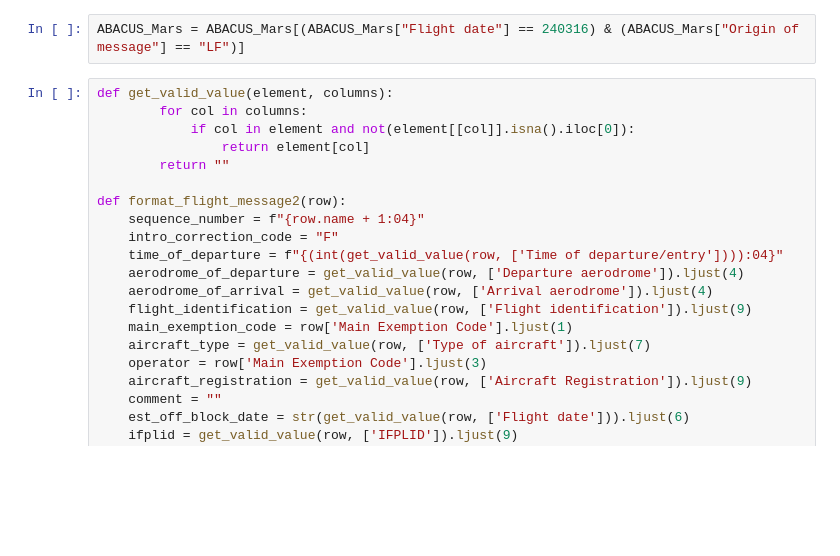
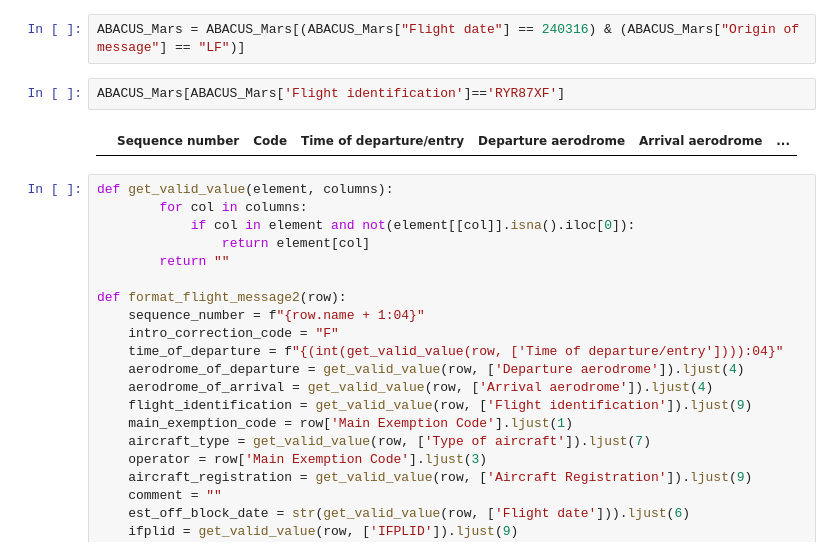
Before and after one commit to ittaldias/redevance, a Jupyter notebook: notebook/test_comparaison.ipynb, the cells around one changed output. Drawn from its saved outputs; the diff is of its cells as text; blank space fills up the shorter version.

```diff
--- a/notebook/test_comparaison.ipynb
+++ b/notebook/test_comparaison.ipynb
@@ -1094,6 +1108,10 @@ jour_123['Time of departure/entry'] = pd.to_numeric(jour_123['Time of departure/
  ABACUS_Mars = pd.read_csv('../data/ABACUS/LF20LF10%S%ABACUS_FLSPBZ03_2403.TXT', sep=';', usecols = liste_noms_colonnes)
 # %%
 ABACUS_Mars = ABACUS_Mars[(ABACUS_Mars["Flight date"] == 240316) & (ABACUS_Mars["Origin of message"] == "LF")]
+# %%
+ABACUS_Mars[ABACUS_Mars['Flight identification']=='RYR87XF']
+# %% [output]
+|  | Sequence number | Code | Time of departure/entry | Departure aerodrome | Arrival aerodrome | ... |
 # %%
 def get_valid_value(element, columns):
         for col in columns:
```
Also changed, not shown: parts of 4 cells of this notebook.
